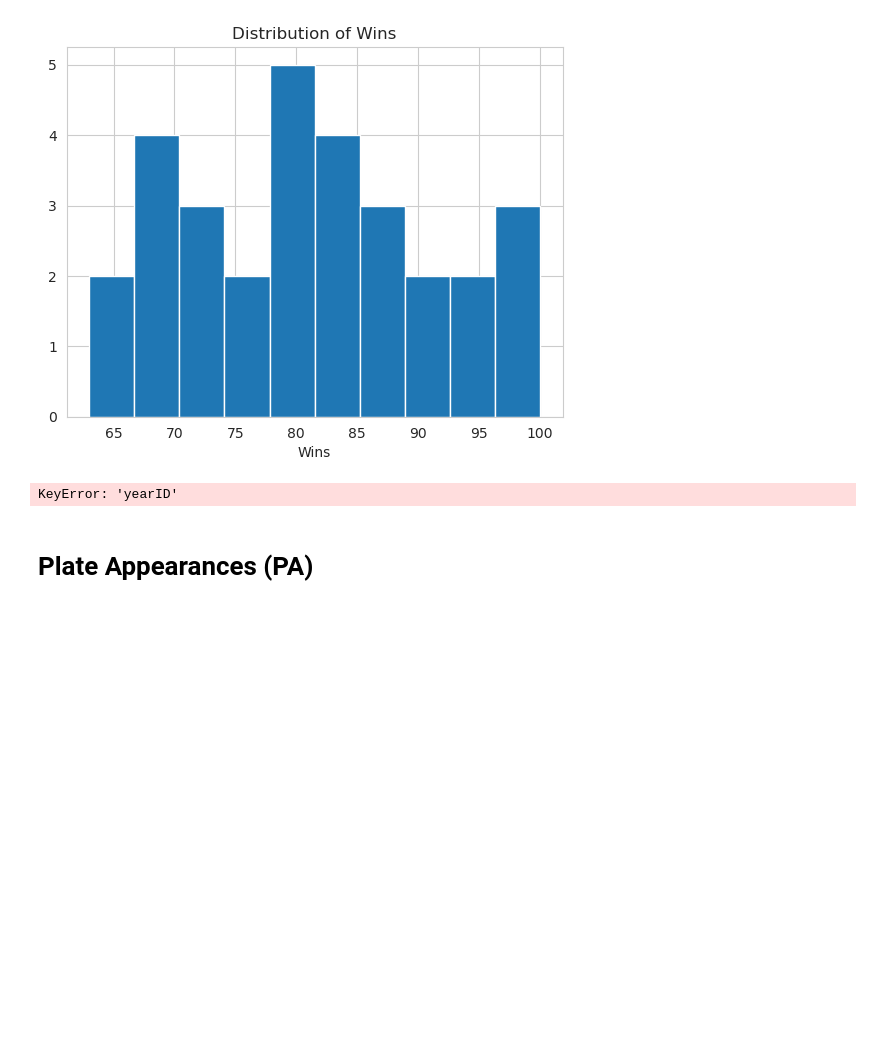
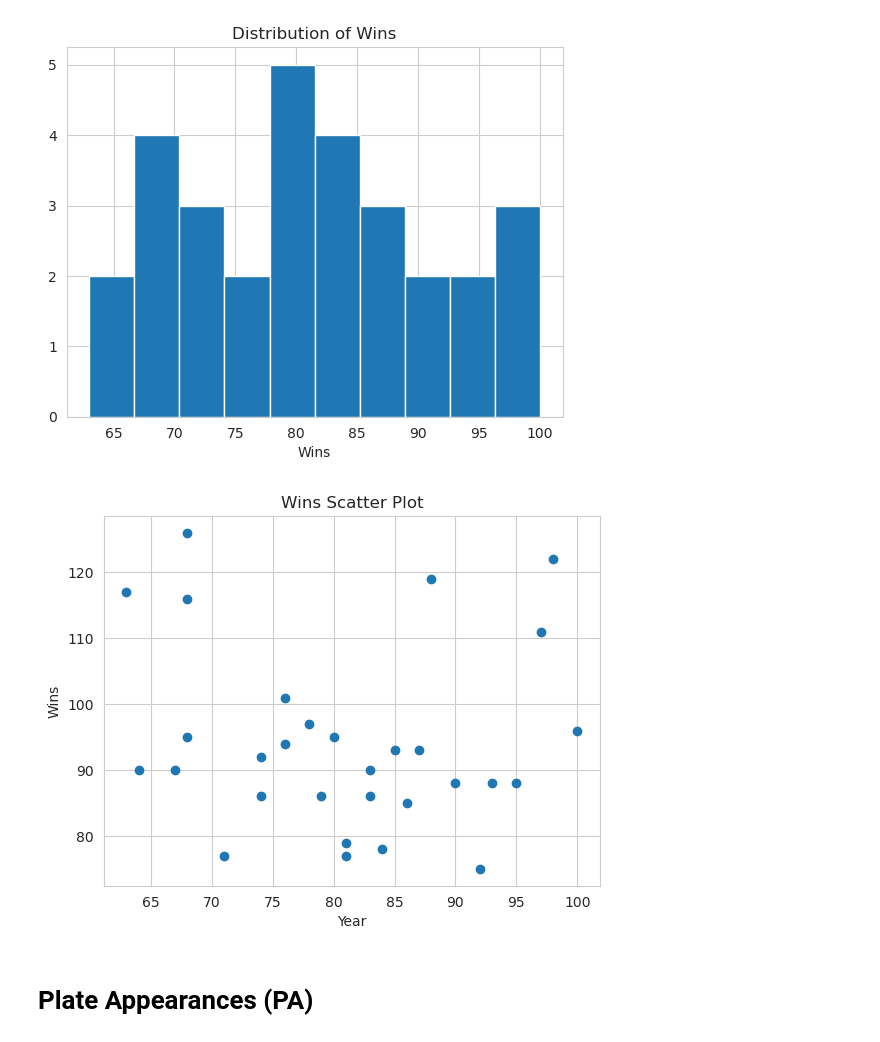
Before and after one commit to Puru2016/Project_Evaluation_Phase, a Jupyter notebook: Baseball_Case_Study.ipynb, the cells around one changed output. Cells and saved outputs as stored; diff of their text form; code cells hidden in the pictures; blank space fills up the shorter version.

```diff
--- a/Baseball_Case_Study.ipynb
+++ b/Baseball_Case_Study.ipynb
@@ -220,13 +210,13 @@ plt.show()
 [figure]
 # %%
 # Plotting scatter graph of Year vs. Wins
-plt.scatter(df['W'], c=df['win_bins'])
+plt.scatter(x=df['W'], y=df['E'])
 plt.title('Wins Scatter Plot')
 plt.xlabel('Year')
 plt.ylabel('Wins')
 plt.show()
 # %% [output]
-KeyError: 'yearID'
+[figure, added]
 # %% [markdown]
 # Plate Appearances (PA)
 # %%
```
Also changed, not shown: parts of 4 cells of this notebook.
